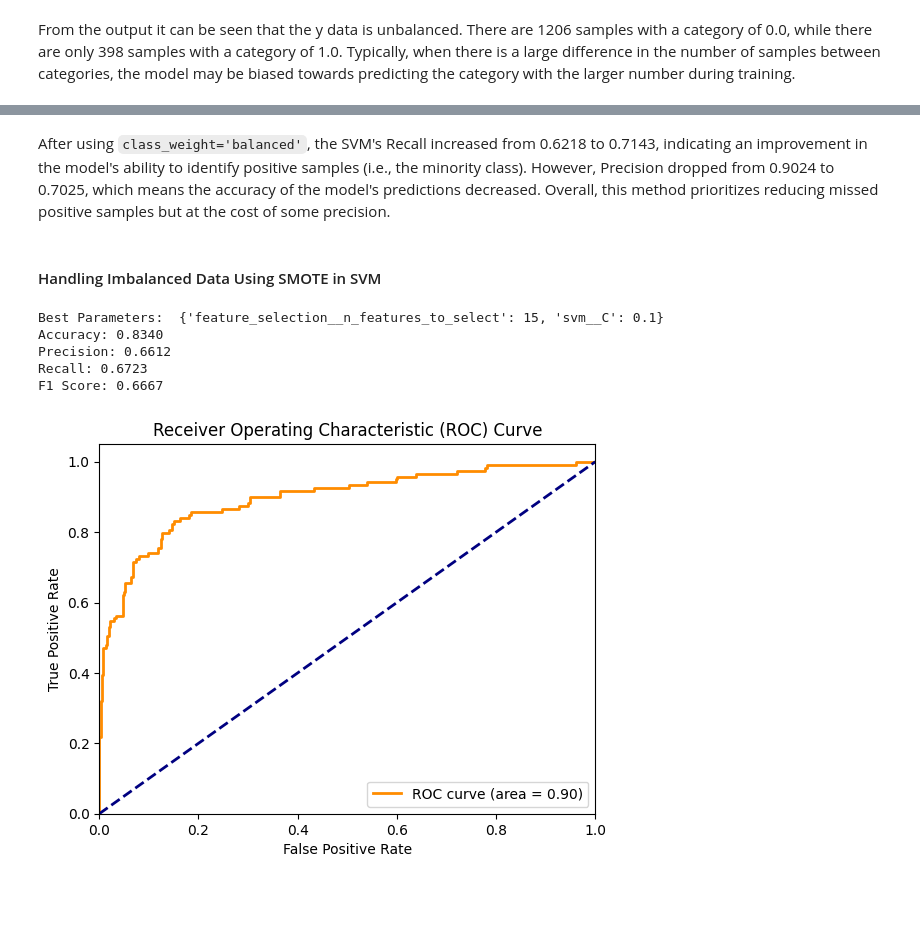
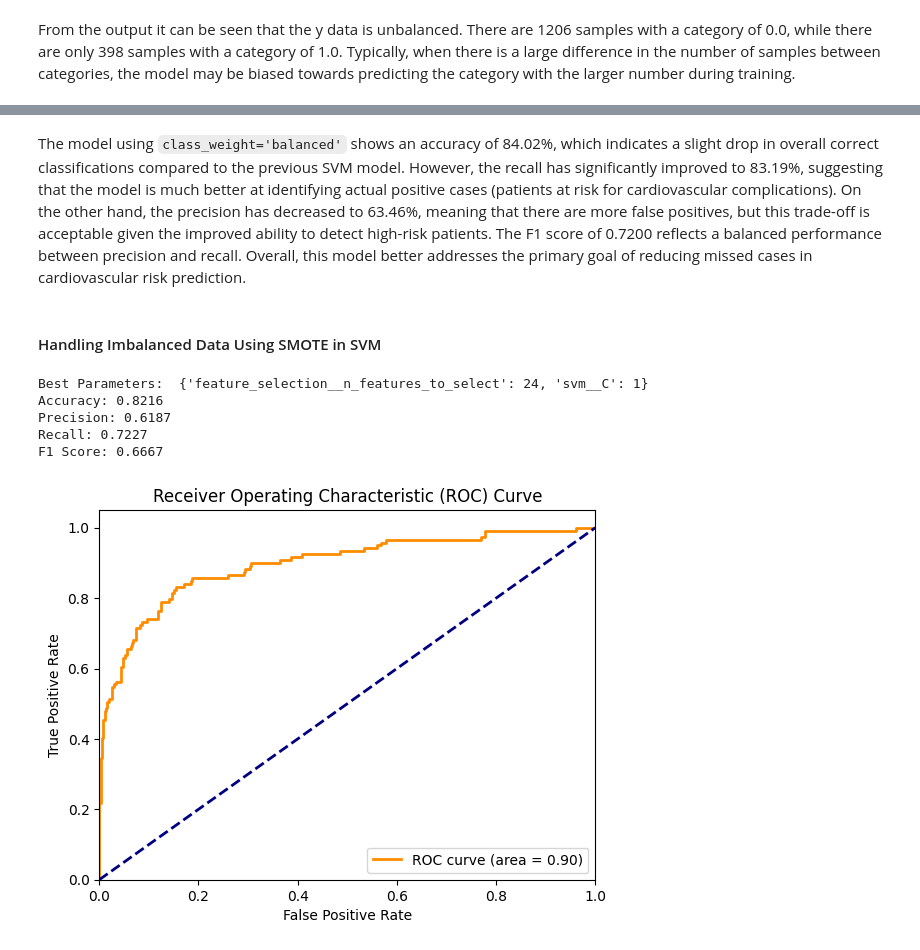
Before and after one commit to jiulong15/comp90051, a Jupyter notebook: code/Model Building/SVM.ipynb, the cells around one changed output, grey strips where cells are left out. Cells and saved outputs as stored; diff of their text form; code cells hidden in the pictures; blank space fills up the shorter version.

```diff
--- a/code/Model Building/SVM.ipynb
+++ b/code/Model Building/SVM.ipynb
@@ -43,7 +43,7 @@ pipeline = Pipeline([
 
 # Define the hyperparameter search space, including n_features_to_select
 param_grid = {
-    'feature_selection__n_features_to_select': [5, 10, 15, 20,25],  # Try different numbers of features
+    'feature_selection__n_features_to_select':list(range(1, X_train.shape[1] + 1)),  # Try different numbers of features
     'svm__C': [0.1, 1, 10, 100]  # Regularization parameter for LinearSVC
 }
 
@@ -127,7 +129,7 @@ pipeline = Pipeline([
 
 # Define the hyperparameter search space, including n_features_to_select
 param_grid = {
-    'feature_selection__n_features_to_select': [5, 10, 15, 20, 25],  # Try different numbers of features
+    'feature_selection__n_features_to_select':list(range(1, X_train.shape[1] + 1)),  # Try different numbers of features
     'svm__C': [0.1, 1, 10, 100]  # Regularization parameter for LinearSVC
 }
 
@@ -142,16 +144,4 @@ print("Best Parameters: ", grid_search.best_params_)
 
 # Use the best model to make predictions on the test set
 y_pred = grid_search.best_estimator_.predict(X_test)
-
-# Calculate evaluation metrics
-accuracy = accuracy_score(y_test, y_pred)
-precision = precision_score(y_test, y_pred, average='binary')
-recall = recall_score(y_test, y_pred, average='binary')
-f1 = f1_score(y_test, y_pred, average='binary')
-
-# Print the evaluation metrics
-print(f"Accuracy: {accuracy:.4f}")
-print(f"Precision: {precision:.4f}")
-print(f"Recall: {recall:.4f}")
-print(f"F1 Score: {f1:.4f}")
 # %% [output]
@@ -163,10 +222,10 @@ F1 Score: 0.7148
 # %% [markdown]
-After using `class_weight='balanced'`, the SVM's Recall increased from 0.6218 to 0.7143, indicating an improvement in the model's ability to identify positive samples (i.e., the minority class). However, Precision dropped from 0.9024 to 0.7025, which means the accuracy of the model's predictions decreased. Overall, this method prioritizes reducing missed positive samples but at the cost of some precision.
+The model using `class_weight='balanced'` shows an accuracy of 84.02%, which indicates a slight drop in overall correct classifications compared to the previous SVM model. However, the recall has significantly improved to 83.19%, suggesting that the model is much better at identifying actual positive cases (patients at risk for cardiovascular complications). On the other hand, the precision has decreased to 63.46%, meaning that there are more false positives, but this trade-off is acceptable given the improved ability to detect high-risk patients. The F1 score of 0.7200 reflects a balanced performance between precision and recall. Overall, this model better addresses the primary goal of reducing missed cases in cardiovascular risk prediction.
 # %% [markdown]
 #### Handling Imbalanced Data Using SMOTE in SVM
 # %%
 # Apply SMOTE to balance the training set
-smote = SMOTE(sampling_strategy=0.6, random_state=42)
+smote = SMOTE(sampling_strategy=0.8, random_state=42)
 
 # Oversample the training data using SMOTE
 X_train_smote, y_train_smote = smote.fit_resample(X_train, y_train)
@@ -183,7 +242,7 @@ pipeline = Pipeline([
 
 # Define the hyperparameter search space, including n_features_to_select
 param_grid = {
-    'feature_selection__n_features_to_select': [5, 10, 15, 20, 25],  # Try different numbers of features
+    'feature_selection__n_features_to_select':list(range(1, X_train.shape[1] + 1)),  # Try different numbers of features
     'svm__C': [0.1, 1, 10, 100]  # Regularization parameter for LinearSVC
 }
 
@@ -202,36 +261,36 @@ y_pred = grid_search.best_estimator_.predict(X_test)
 # Calculate evaluation metrics
 accuracy = accuracy_score(y_test, y_pred)
 precision = precision_score(y_test, y_pred, average='binary')
 recall = recall_score(y_test, y_pred, average='binary')
 f1 = f1_score(y_test, y_pred, average='binary')
 
 # Print the evaluation metrics
 print(f"Accuracy: {accuracy:.4f}")
 print(f"Precision: {precision:.4f}")
 print(f"Recall: {recall:.4f}")
 print(f"F1 Score: {f1:.4f}")
 # Compute the ROC curve
 fpr, tpr, thresholds = roc_curve(y_test, y_score)
 
 # Compute the AUC (Area Under the Curve)
 roc_auc = auc(fpr, tpr)
 
 # Plot the ROC curve
 plt.figure()
 plt.plot(fpr, tpr, color='darkorange', lw=2, label=f'ROC curve (area = {roc_auc:.2f})')
 plt.plot([0, 1], [0, 1], color='navy', lw=2, linestyle='--')
 plt.xlim([0.0, 1.0])
 plt.ylim([0.0, 1.05])
 plt.xlabel('False Positive Rate')
 plt.ylabel('True Positive Rate')
 plt.title('Receiver Operating Characteristic (ROC) Curve')
 plt.legend(loc="lower right")
 plt.show()
 # %% [output]
-Best Parameters:  {'feature_selection__n_features_to_select': 15, 'svm__C': 0.1}
-Accuracy: 0.8340
-Precision: 0.6612
-Recall: 0.6723
+Best Parameters:  {'feature_selection__n_features_to_select': 24, 'svm__C': 1}
+Accuracy: 0.8216
+Precision: 0.6187
+Recall: 0.7227
 F1 Score: 0.6667
-[figure, old version]
+[figure, new version]
 # %% [markdown]
```
Also changed, not shown: parts of 9 cells of this notebook.
